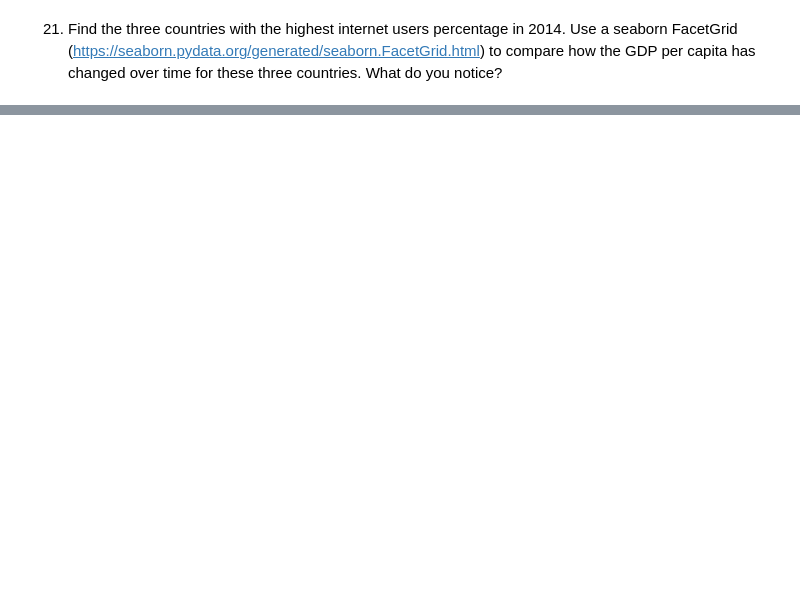
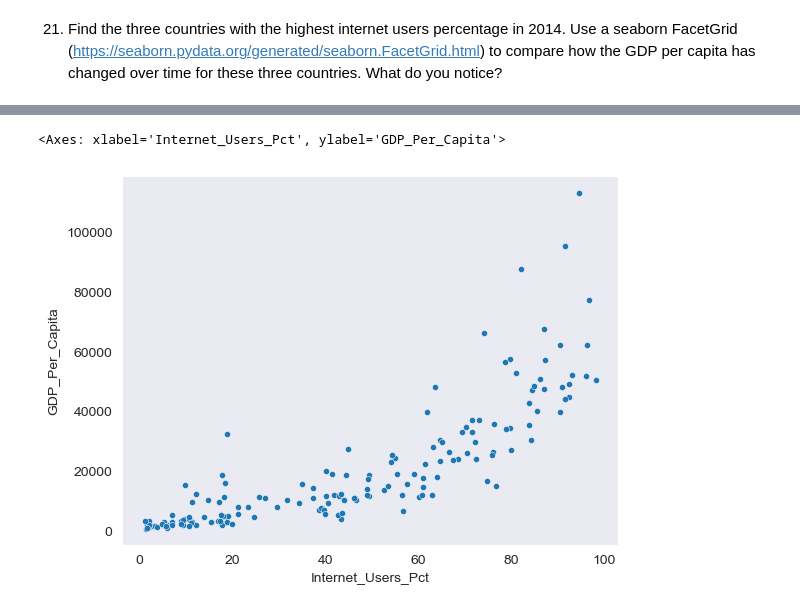
Before and after one commit to NSS-Data-Analytics-Cohort-8/gdp-and-internet-usage-melaniewesson, a Jupyter notebook: notebooks/un_project.ipynb, the cells around one changed output, grey strips where cells are left out. Drawn from its saved outputs; the diff is of its cells as text; code cells hidden in the pictures; blank space fills up the shorter version.

```diff
--- a/notebooks/un_project.ipynb
+++ b/notebooks/un_project.ipynb
@@ -544,0 +588,7 @@ top3_graph.set_titles(col_template='{col_name}')
+# %%
+sns.set_style('dark')
+# %%
+sns.scatterplot(data=gdp_and_internet_use_2014, x="Internet_Users_Pct", y="GDP_Per_Capita", s=20)
+# %% [output]
+<Axes: xlabel='Internet_Users_Pct', ylabel='GDP_Per_Capita'>
+[figure, added]
```
Also changed, not shown: parts of 17 cells of this notebook.
